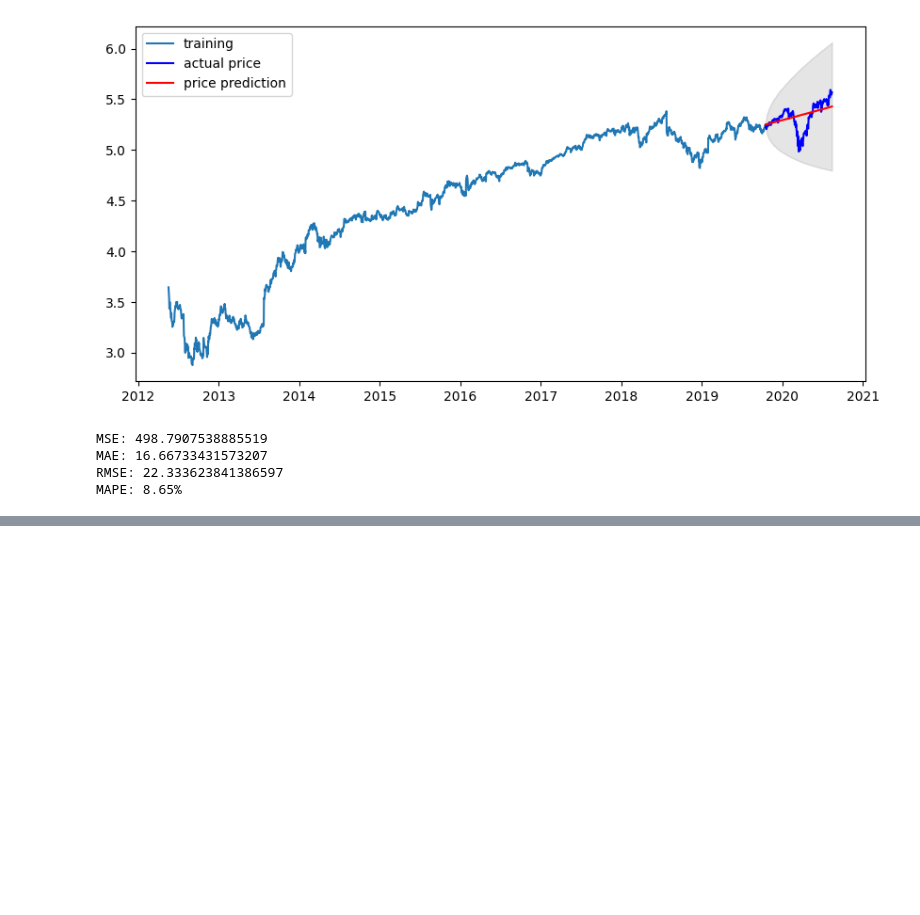
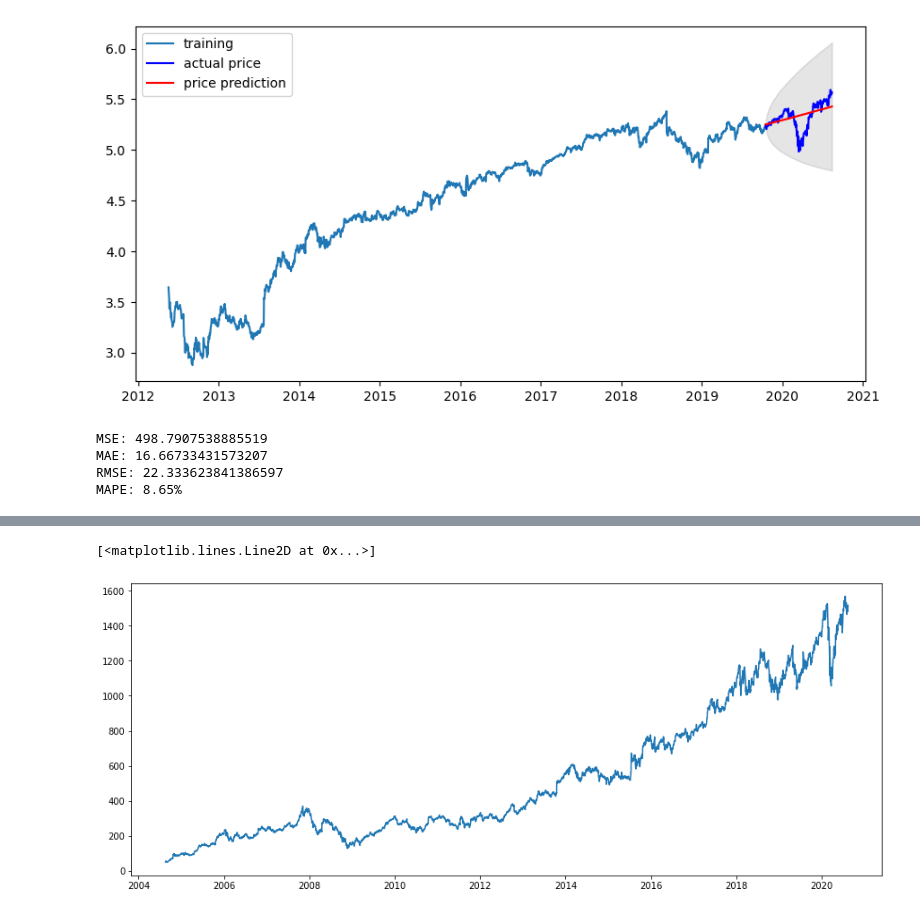
Before and after one commit to byhankim/aiffel, a Jupyter notebook: e/E06_stock_prediction_project.ipynb, the cells around one changed output, grey strips where cells are left out. Saved outputs shown, nothing was run; the diff lists cells and outputs as text; code cells hidden in the pictures; blank space fills up the shorter version.

```diff
--- a/e/E06_stock_prediction_project.ipynb
+++ b/e/E06_stock_prediction_project.ipynb
@@ -541,0 +542,5 @@ MAPE: 8.65%
+# %%
+dataset_filepath = os.getenv('HOME')+'/aiffel/e/e06_stock_prediction/data/GOOG.csv'
+df = pd.read_csv(dataset_filepath, index_col="Date", parse_dates=True)
+print(type(df))
+df.head()
@@ -541,0 +556,5 @@ MAPE: 8.65%
+# %%
+# 2 column dataframe으로 변환
+gg = df['Close']
+print(type(gg.head()))
+print(gg)
@@ -541,0 +576,12 @@ MAPE: 8.65%
+# %%
+# 전처리 - 결측치, 로그 변환
+
+# 결측치 처리 전
+print("Before NaN interpolation\n\n", gg[gg.isna()])
+
+# 결측치 처리
+gg=gg.interpolate(method='time')
+print("\nAfter interpolation\n\n", gg[gg.isna()])  # Time Series에서 결측치가 있는 부분만 Series로 출력합니다.
+
+# log transformation
+gg_log=np.log(gg)
@@ -541,0 +596,7 @@ MAPE: 8.65%
+# %%
+# 차트 보기
+rcParams['figure.figsize']=15,6
+plt.plot(gg)
+# %% [output]
+[<matplotlib.lines.Line2D at 0x...>]
+[figure, added]
```
Also changed, not shown: parts of 34 cells of this notebook, 2 other files.
